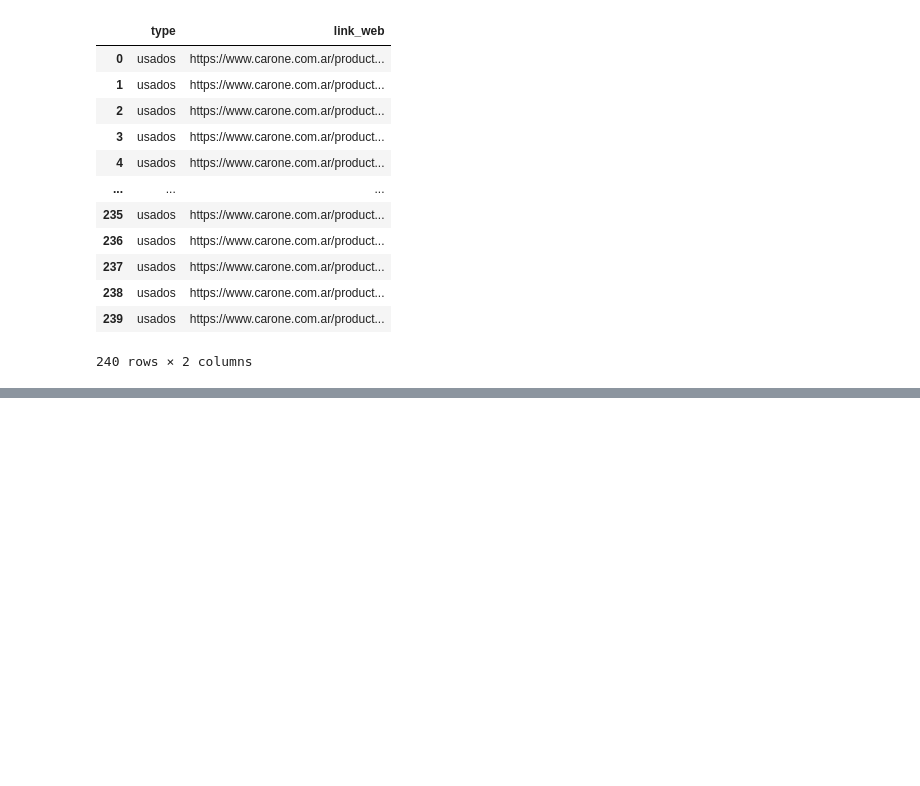
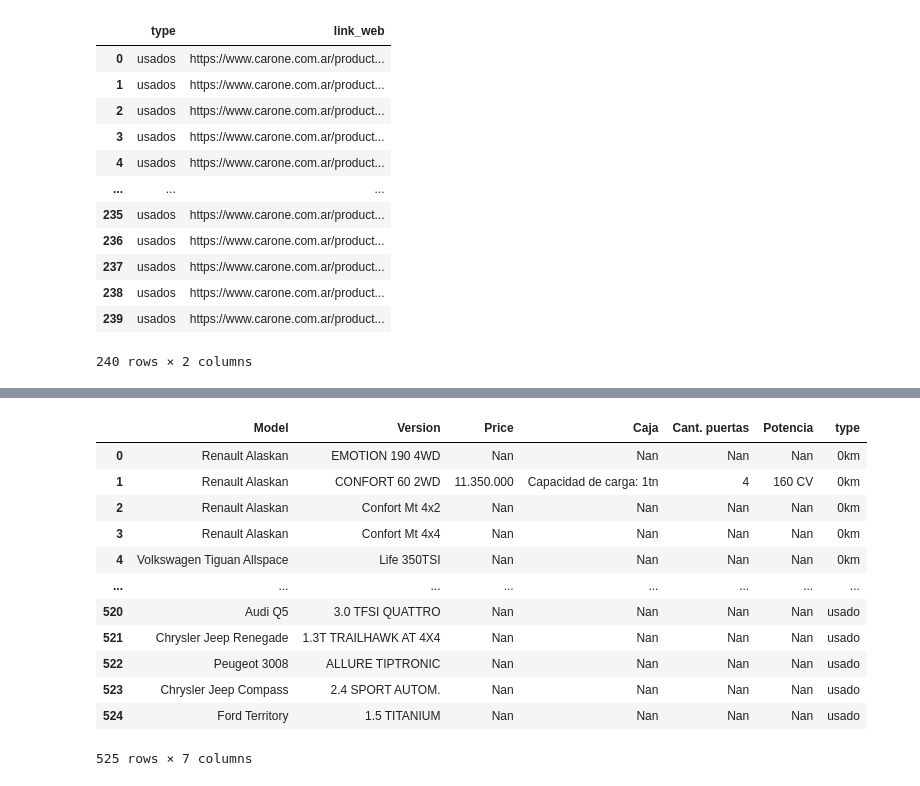
Before and after one commit to matiasfeliu92/jupyter_data, a Jupyter notebook: ETL/carone_data_ETL.ipynb, the cells around one changed output, grey strips where cells are left out. Saved outputs shown, nothing was run; the diff lists cells and outputs as text; code cells hidden in the pictures; blank space fills up the shorter version.

```diff
--- a/ETL/carone_data_ETL.ipynb
+++ b/ETL/carone_data_ETL.ipynb
@@ -251,0 +336,18 @@ df_okm_models_description
+# %%
+df_all_model_description = pd.concat([df_okm_models_description, df_usados_models_description], ignore_index=True)
+# df_all_model_description[df_all_model_description['type'] == '0km']
+df_all_model_description
+# %% [output]
+|  | Model | Version | Price | Caja | Cant. puertas | Potencia | type |
+| 0 | Renault Alaskan | EMOTION 190 4WD | Nan | Nan | Nan | Nan | 0km |
+| 1 | Renault Alaskan | CONFORT 60 2WD | 11.350.000 | Capacidad de carga: 1tn | 4 | 160 CV | 0km |
+| 2 | Renault Alaskan | Confort Mt 4x2 | Nan | Nan | Nan | Nan | 0km |
+| 3 | Renault Alaskan | Confort Mt 4x4 | Nan | Nan | Nan | Nan | 0km |
+| 4 | Volkswagen Tiguan Allspace | Life 350TSI | Nan | Nan | Nan | Nan | 0km |
+| ... | ... | ... | ... | ... | ... | ... | ... |
+| 520 | Audi Q5 | 3.0 TFSI QUATTRO | Nan | Nan | Nan | Nan | usado |
+| 521 | Chrysler Jeep Renegade | 1.3T TRAILHAWK AT 4X4 | Nan | Nan | Nan | Nan | usado |
+| 522 | Peugeot 3008 | ALLURE TIPTRONIC | Nan | Nan | Nan | Nan | usado |
+| 523 | Chrysler Jeep Compass | 2.4 SPORT AUTOM. | Nan | Nan | Nan | Nan | usado |
+| 524 | Ford Territory | 1.5 TITANIUM | Nan | Nan | Nan | Nan | usado |
+525 rows × 7 columns
```
Also changed, not shown: parts of 15 cells of this notebook, 1 other file.
